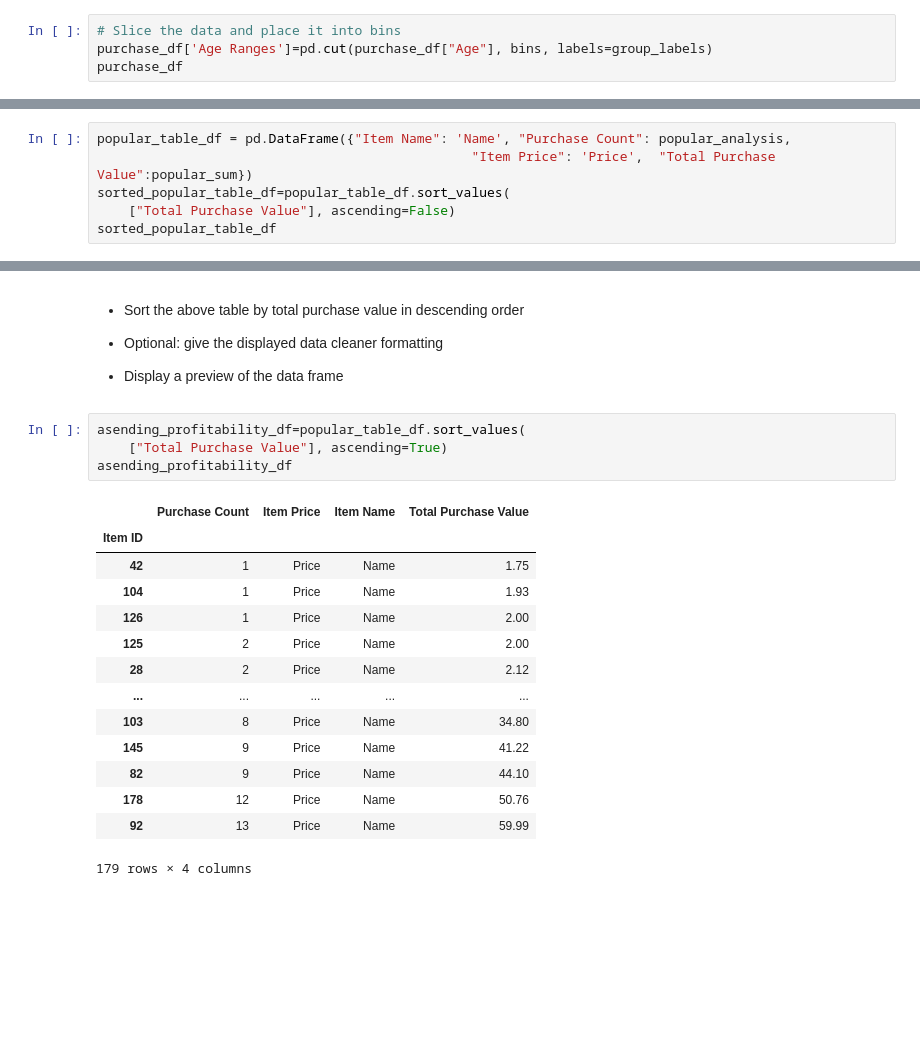
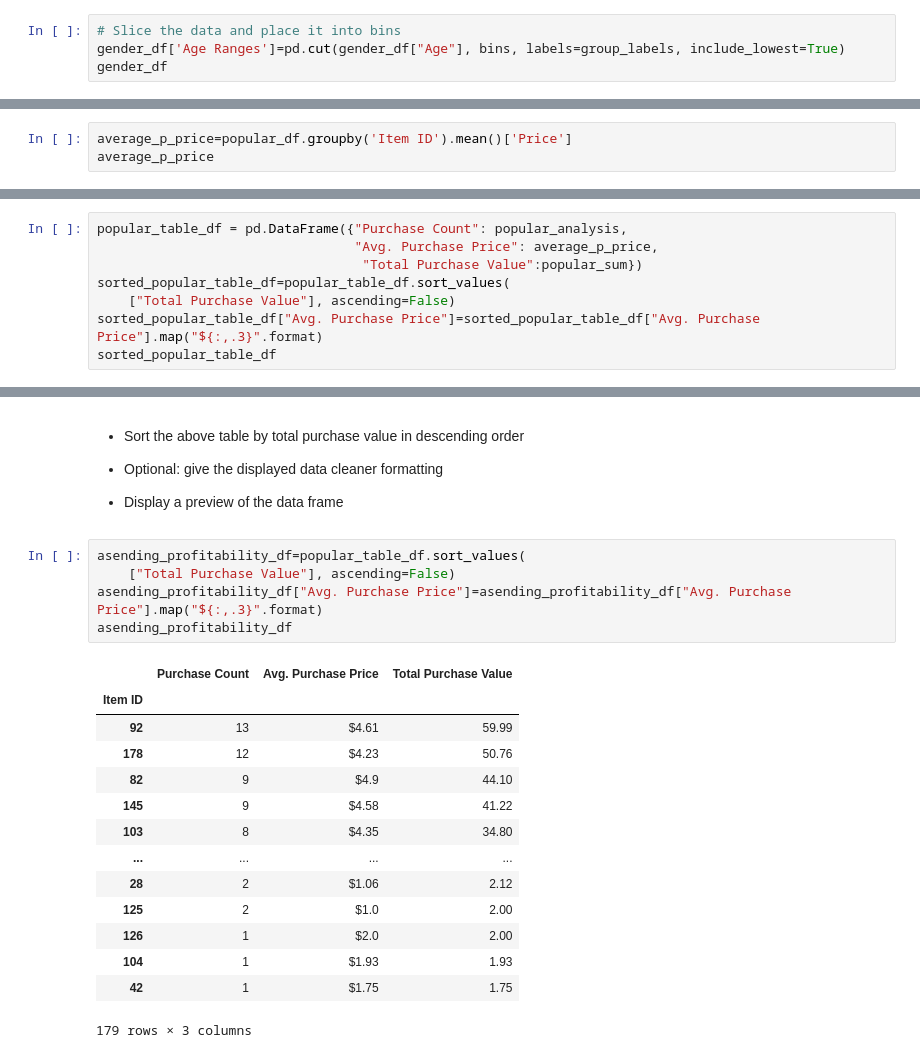
Before and after one commit to rjkassing/pandas-challenge_Rick_Kassing, a Jupyter notebook: HeroesOfPymoli/HeroesOfPymoli_Rick_Kassing_code.ipynb, the cells around one changed output, grey strips where cells are left out. Cells and saved outputs as stored; diff of their text form; blank space fills up the shorter version.

```diff
--- a/HeroesOfPymoli/HeroesOfPymoli_Rick_Kassing_code.ipynb
+++ b/HeroesOfPymoli/HeroesOfPymoli_Rick_Kassing_code.ipynb
@@ -297,5 +303,5 @@ age_table_df
 # %%
 # Slice the data and place it into bins
-purchase_df['Age Ranges']=pd.cut(purchase_df["Age"], bins, labels=group_labels)
-purchase_df
+gender_df['Age Ranges']=pd.cut(gender_df["Age"], bins, labels=group_labels, include_lowest=True)
+gender_df
 # %% [output]
@@ -499,3 +579,6 @@ Item ID
 182    12.09
 183     3.27
 Name: Price, Length: 179, dtype: float64
+# %%
+average_p_price=popular_df.groupby('Item ID').mean()['Price']
+average_p_price
@@ -502,7 +599,9 @@ Name: Price, Length: 179, dtype: float64
 # %%
-popular_table_df = pd.DataFrame({"Item Name": 'Name', "Purchase Count": popular_analysis,
-                                                "Item Price": 'Price',  "Total Purchase Value":popular_sum})
+popular_table_df = pd.DataFrame({"Purchase Count": popular_analysis,
+                                 "Avg. Purchase Price": average_p_price,
+                                  "Total Purchase Value":popular_sum})
 sorted_popular_table_df=popular_table_df.sort_values(
     ["Total Purchase Value"], ascending=False)
+sorted_popular_table_df["Avg. Purchase Price"]=sorted_popular_table_df["Avg. Purchase Price"].map("${:,.3}".format)
 sorted_popular_table_df
 # %% [output]
@@ -532,20 +648,21 @@ sorted_popular_table_df
 * Display a preview of the data frame
 # %%
 asending_profitability_df=popular_table_df.sort_values(
-    ["Total Purchase Value"], ascending=True)
+    ["Total Purchase Value"], ascending=False)
+asending_profitability_df["Avg. Purchase Price"]=asending_profitability_df["Avg. Purchase Price"].map("${:,.3}".format)
 asending_profitability_df
 # %% [output]
-|  | Purchase Count | Item Price | Item Name | Total Purchase Value |
-| Item ID |  |  |  |  |
-| 42 | 1 | Price | Name | 1.75 |
-| 104 | 1 | Price | Name | 1.93 |
-| 126 | 1 | Price | Name | 2.00 |
-| 125 | 2 | Price | Name | 2.00 |
-| 28 | 2 | Price | Name | 2.12 |
-| ... | ... | ... | ... | ... |
-| 103 | 8 | Price | Name | 34.80 |
-| 145 | 9 | Price | Name | 41.22 |
-| 82 | 9 | Price | Name | 44.10 |
-| 178 | 12 | Price | Name | 50.76 |
-| 92 | 13 | Price | Name | 59.99 |
+|  | Purchase Count | Avg. Purchase Price | Total Purchase Value |
+| Item ID |  |  |  |
+| 92 | 13 | $4.61 | 59.99 |
+| 178 | 12 | $4.23 | 50.76 |
+| 82 | 9 | $4.9 | 44.10 |
+| 145 | 9 | $4.58 | 41.22 |
+| 103 | 8 | $4.35 | 34.80 |
+| ... | ... | ... | ... |
+| 28 | 2 | $1.06 | 2.12 |
+| 125 | 2 | $1.0 | 2.00 |
+| 126 | 1 | $2.0 | 2.00 |
+| 104 | 1 | $1.93 | 1.93 |
+| 42 | 1 | $1.75 | 1.75 |
-179 rows × 4 columns
+179 rows × 3 columns
```
Also changed, not shown: parts of 20 cells of this notebook.
